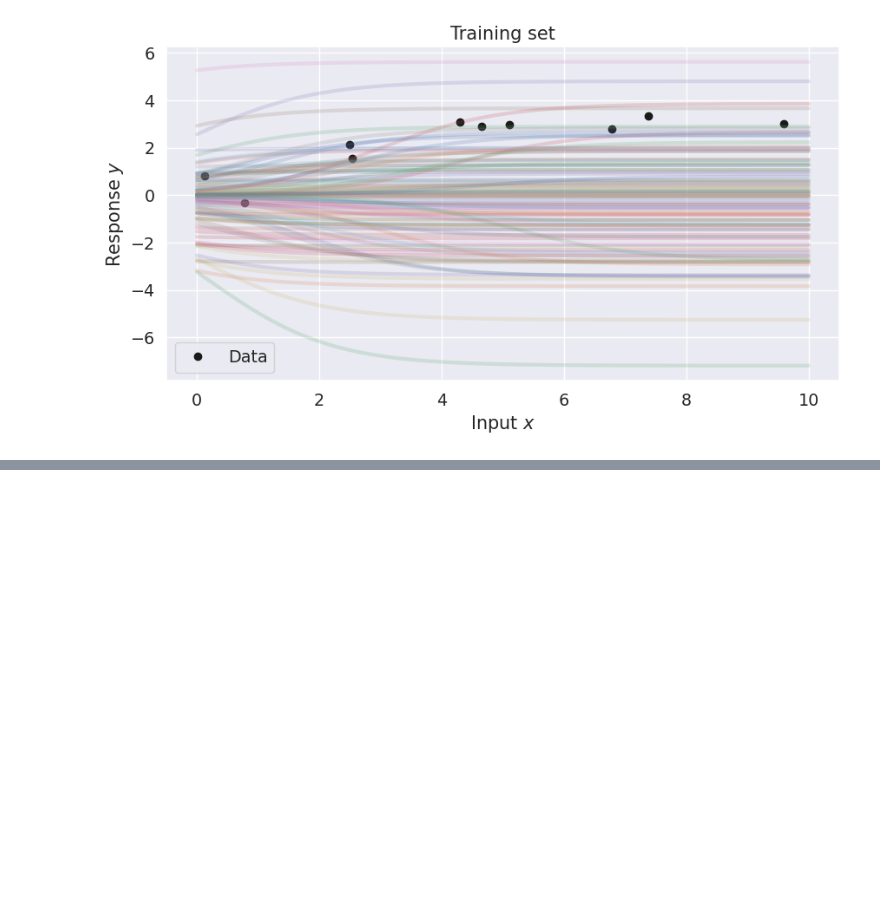
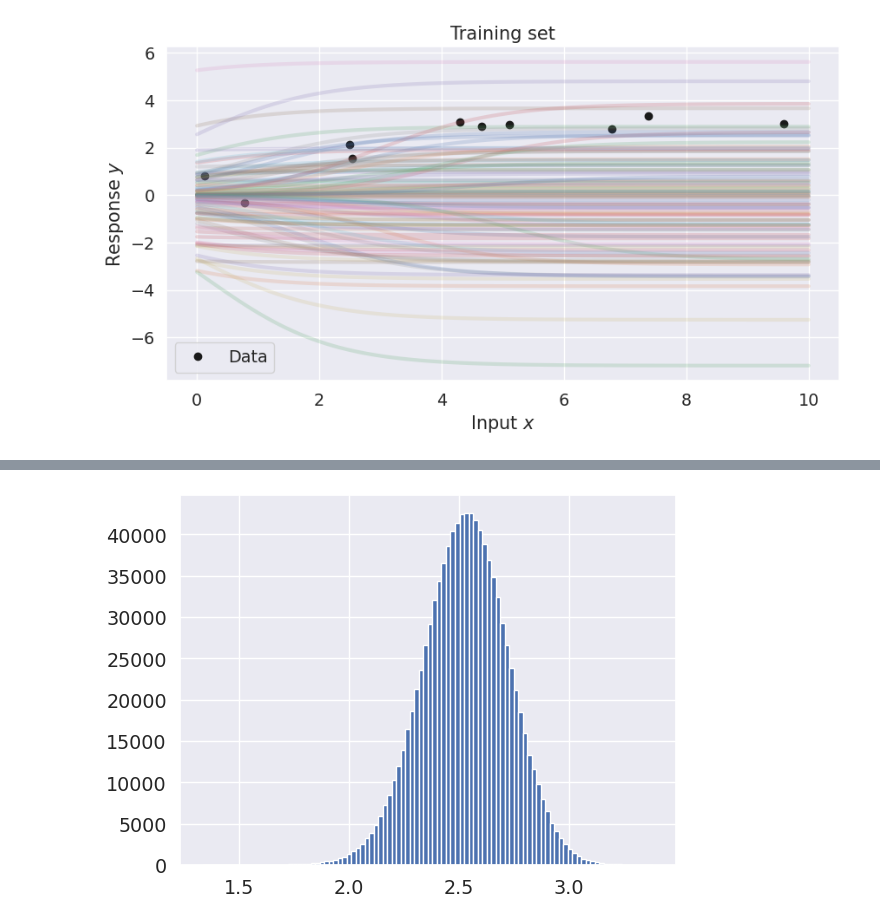
Before and after one commit to Dolphus2/BayesianML, a Jupyter notebook: assignments/aflevering2.ipynb, the cells around one changed output, grey strips where cells are left out. Saved outputs shown, nothing was run; the diff lists cells and outputs as text; code cells hidden in the pictures; blank space fills up the shorter version.

```diff
--- a/assignments/aflevering2.ipynb
+++ b/assignments/aflevering2.ipynb
@@ -294,0 +446,5 @@ print(model.grad(w=jnp.array([[1,1]])))
+# %%
+plt.hist(f(3.75).squeeze(), bins=100)
+plt.savefig("lap_hist")
+# %% [output]
+[figure, added]
```
Also changed, not shown: parts of 9 cells of this notebook, 3 other files.
